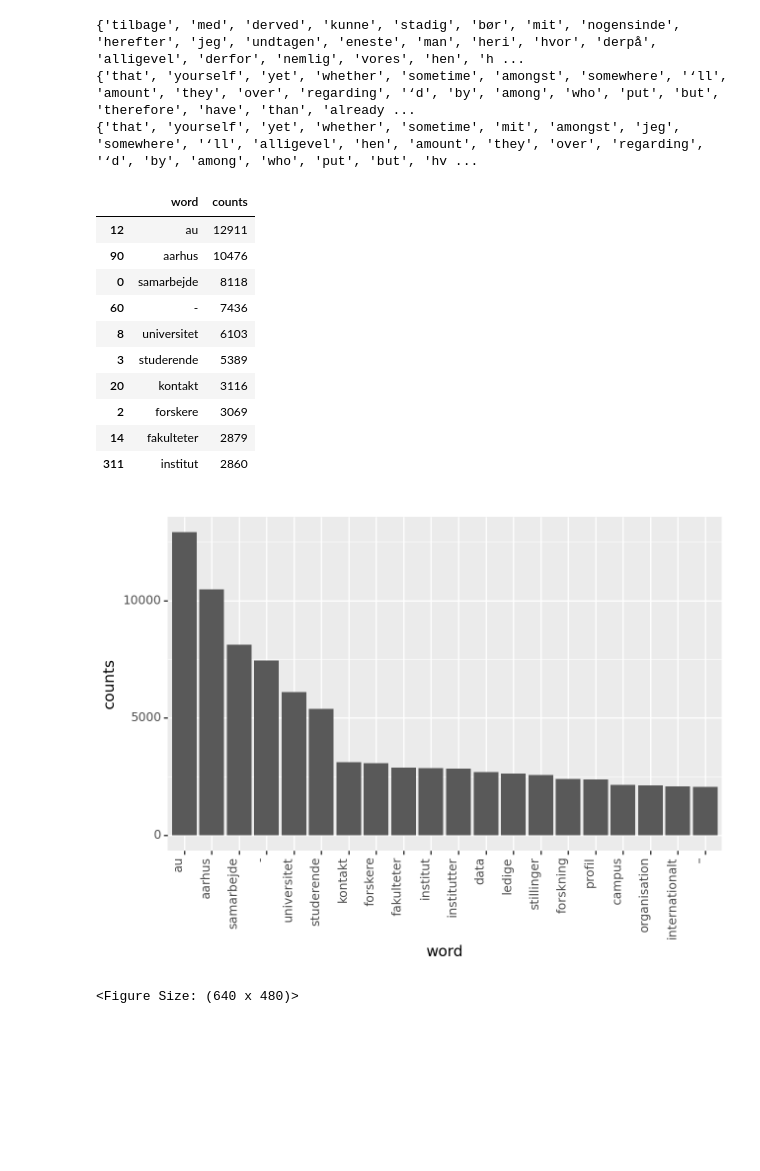
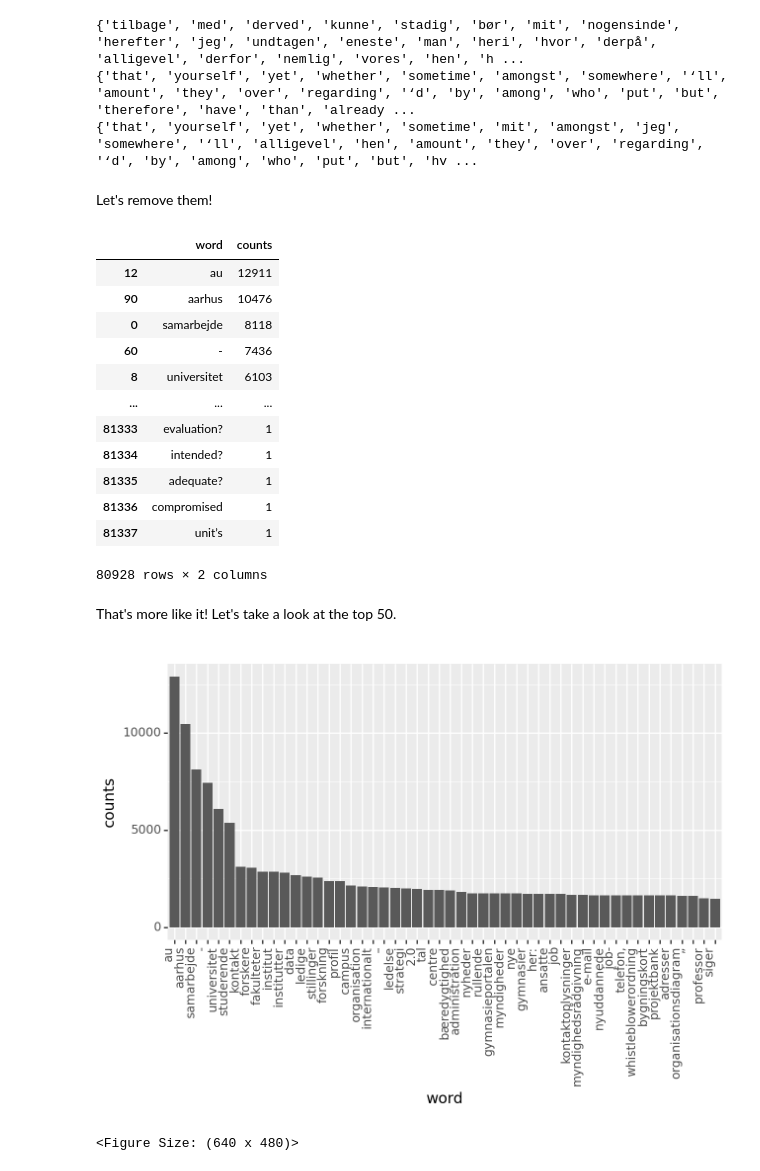
Before and after one commit to centre-for-humanities-computing/au-it-danish-nlp, a Jupyter notebook: ingest_data.ipynb, the cells around one changed output. Saved outputs shown, nothing was run; the diff lists cells and outputs as text; code cells hidden in the pictures; blank space fills up the shorter version.

```diff
--- a/ingest_data.ipynb
+++ b/ingest_data.ipynb
@@ -3,8 +38,8 @@ pip install pandas matplotlib plotnine
 # %%
 from pathlib import Path
 import os
-base_path = Path(os.path.abspath("")).parent
-data_path = base_path / "795173" / "deduped" / "au.dk_deduped.ndjson"
+data_dir = Path(os.path.abspath("")).parent / "795173" / "deduped" /
+data_path = data_dir / "au.dk_deduped.ndjson"
 
 print(data_path)
 # %% [output]
@@ -39,13 +135,16 @@ text_lengths_filtered = text_lengths[text_lengths < percentile_95]
 # %%
 # Most frequent words
-from collections import Counter, defaultdict
 webpages_split = df["text"].str.split().values.tolist()
 
-word_counts = defaultdict(int)
+word_counts = {}
 
 for split_webpage in webpages_split:
     for word in split_webpage:
-        word_counts[word.lower()] += 1
+        word_lowered = word.lower()
+        if word_lowered not in word_counts:
+            word_counts[word_lowered] = 1
+        else:
+            word_counts[word_lowered] += 1
 
 word_counts
 # %% [output]
@@ -98,9 +201,11 @@ print(STOP_WORDS)
 {'tilbage', 'med', 'derved', 'kunne', 'stadig', 'bør', 'mit', 'nogensinde', 'herefter', 'jeg', 'undtagen', 'eneste', 'man', 'heri', 'hvor', 'derpå', 'alligevel', 'derfor', 'nemlig', 'vores', 'hen', 'h ...
 {'that', 'yourself', 'yet', 'whether', 'sometime', 'amongst', 'somewhere', '‘ll', 'amount', 'they', 'over', 'regarding', '‘d', 'by', 'among', 'who', 'put', 'but', 'therefore', 'have', 'than', 'already ...
 {'that', 'yourself', 'yet', 'whether', 'sometime', 'mit', 'amongst', 'jeg', 'somewhere', '‘ll', 'alligevel', 'hen', 'amount', 'they', 'over', 'regarding', '‘d', 'by', 'among', 'who', 'put', 'but', 'hv ...
+# %% [markdown]
+Let's remove them!
 # %%
 non_stop_word_counts = word_counts_df[~word_counts_df["word"].isin(STOP_WORDS)].sort_values(by="counts", ascending=False)
-non_stop_word_counts.head(10)
+non_stop_word_counts
 # %% [output]
 |  | word | counts |
 | 12 | au | 12911 |
@@ -108,21 +213,25 @@ non_stop_word_counts.head(10)
 | 0 | samarbejde | 8118 |
 | 60 | - | 7436 |
 | 8 | universitet | 6103 |
-| 3 | studerende | 5389 |
-| 20 | kontakt | 3116 |
-| 2 | forskere | 3069 |
-| 14 | fakulteter | 2879 |
-| 311 | institut | 2860 |
+| ... | ... | ... |
+| 81333 | evaluation? | 1 |
+| 81334 | intended? | 1 |
+| 81335 | adequate? | 1 |
+| 81336 | compromised | 1 |
+| 81337 | unit’s | 1 |
+80928 rows × 2 columns
+# %% [markdown]
+That's more like it! Let's take a look at the top 50.
 # %%
 import plotnine as pn
 
 # Create some categories so the x-axis on our bar-plot is sorted by count instead of alphabetically
 word_names = non_stop_word_counts["word"]
 non_stop_word_counts["word"] = pd.Categorical(non_stop_word_counts["word"], categories=word_names)
 
-(pn.ggplot(non_stop_word_counts.head(20), pn.aes(x="word", y="counts")) +
+(pn.ggplot(non_stop_word_counts.head(50), pn.aes(x="word", y="counts")) +
     pn.geom_bar(stat="identity") +
     pn.theme(axis_text_x=pn.element_text(rotation=90, hjust=1)))
 # %% [output]
-[figure, old version]
+[figure, new version]
 <Figure Size: (640 x 480)>
```
Also changed, not shown: parts of 20 cells of this notebook.
